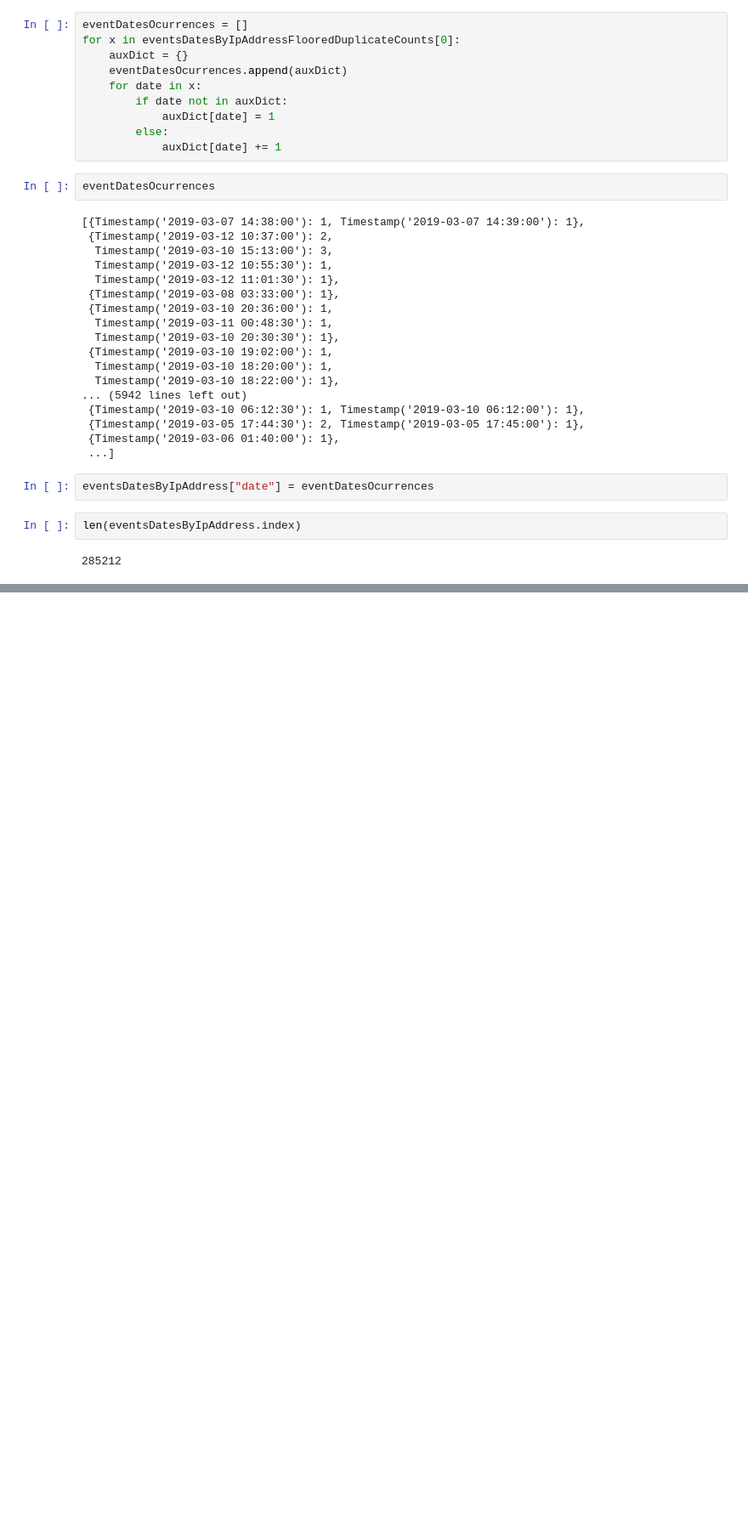
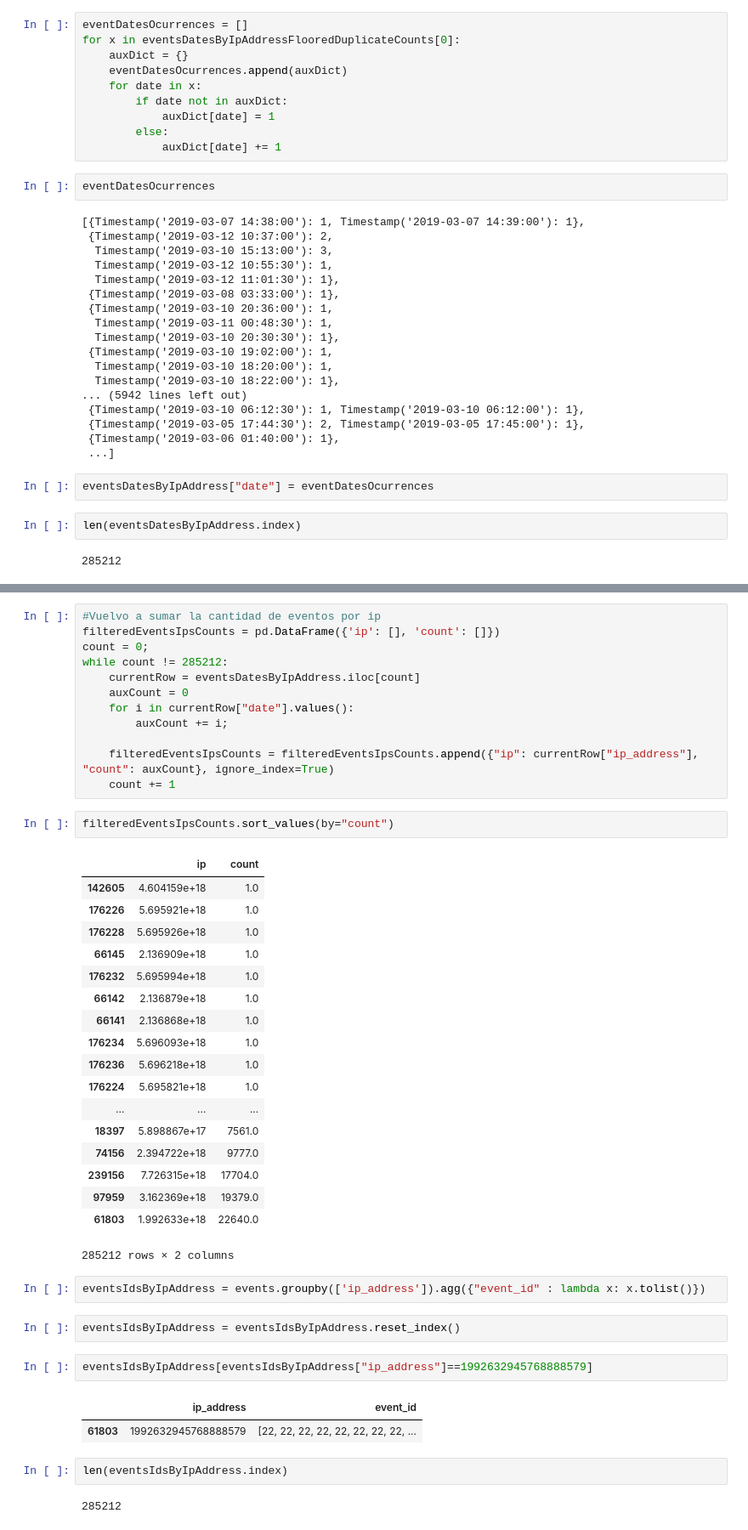
Before and after one commit to MartinRosasSommer/Datos2019, a Jupyter notebook: IpsWithDateOcurrencies.ipynb, the cells around one changed output, grey strips where cells are left out. Shown at 85% size. Cells and saved outputs as stored; diff of their text form; blank space fills up the shorter version.

```diff
--- a/IpsWithDateOcurrencies.ipynb
+++ b/IpsWithDateOcurrencies.ipynb
@@ -235,0 +286,46 @@ filteredEvents #Necesito que me muestren las ips sin coma
+# %%
+#Vuelvo a sumar la cantidad de eventos por ip
+filteredEventsIpsCounts = pd.DataFrame({'ip': [], 'count': []})
+count = 0;
+while count != 285212:
+    currentRow = eventsDatesByIpAddress.iloc[count]
+    auxCount = 0
+    for i in currentRow["date"].values():
+        auxCount += i;
+
+    filteredEventsIpsCounts = filteredEventsIpsCounts.append({"ip": currentRow["ip_address"], "count": auxCount}, ignore_index=True)
+    count += 1
+# %%
+filteredEventsIpsCounts.sort_values(by="count")
+# %% [output]
+|  | ip | count |
+| 142605 | 4.604159e+18 | 1.0 |
+| 176226 | 5.695921e+18 | 1.0 |
+| 176228 | 5.695926e+18 | 1.0 |
+| 66145 | 2.136909e+18 | 1.0 |
+| 176232 | 5.695994e+18 | 1.0 |
+| 66142 | 2.136879e+18 | 1.0 |
+| 66141 | 2.136868e+18 | 1.0 |
+| 176234 | 5.696093e+18 | 1.0 |
+| 176236 | 5.696218e+18 | 1.0 |
+| 176224 | 5.695821e+18 | 1.0 |
+| ... | ... | ... |
+| 18397 | 5.898867e+17 | 7561.0 |
+| 74156 | 2.394722e+18 | 9777.0 |
+| 239156 | 7.726315e+18 | 17704.0 |
+| 97959 | 3.162369e+18 | 19379.0 |
+| 61803 | 1.992633e+18 | 22640.0 |
+285212 rows × 2 columns
+# %%
+eventsIdsByIpAddress = events.groupby(['ip_address']).agg({"event_id" : lambda x: x.tolist()})
+# %%
+eventsIdsByIpAddress = eventsIdsByIpAddress.reset_index()
+# %%
+eventsIdsByIpAddress[eventsIdsByIpAddress["ip_address"]==1992632945768888579]
+# %% [output]
+|  | ip_address | event_id |
+| 61803 | 1992632945768888579 | [22, 22, 22, 22, 22, 22, 22, 22, ... |
+# %%
+len(eventsIdsByIpAddress.index)
+# %% [output]
+285212
```
Also changed, not shown: parts of 17 cells of this notebook, 2 other files.
